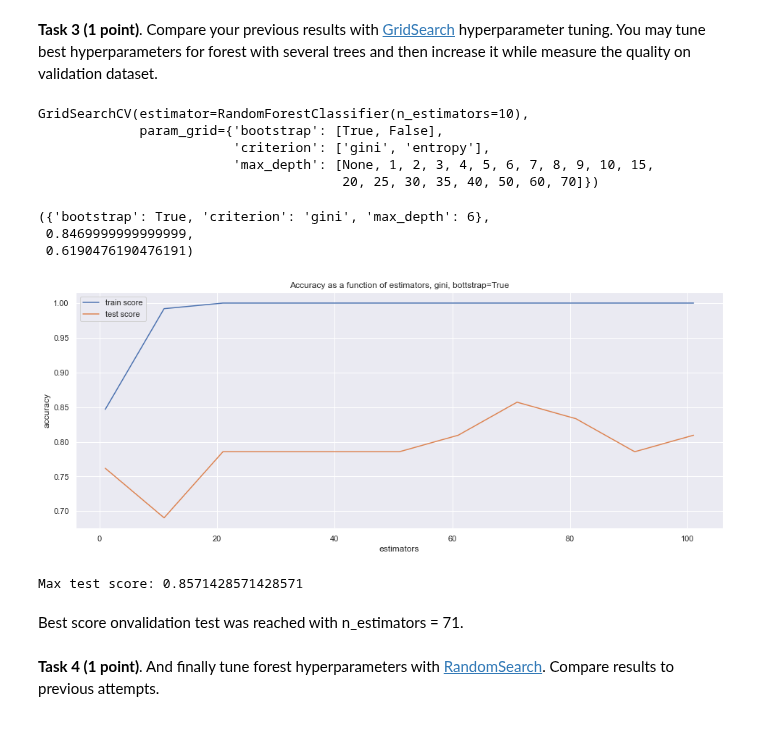
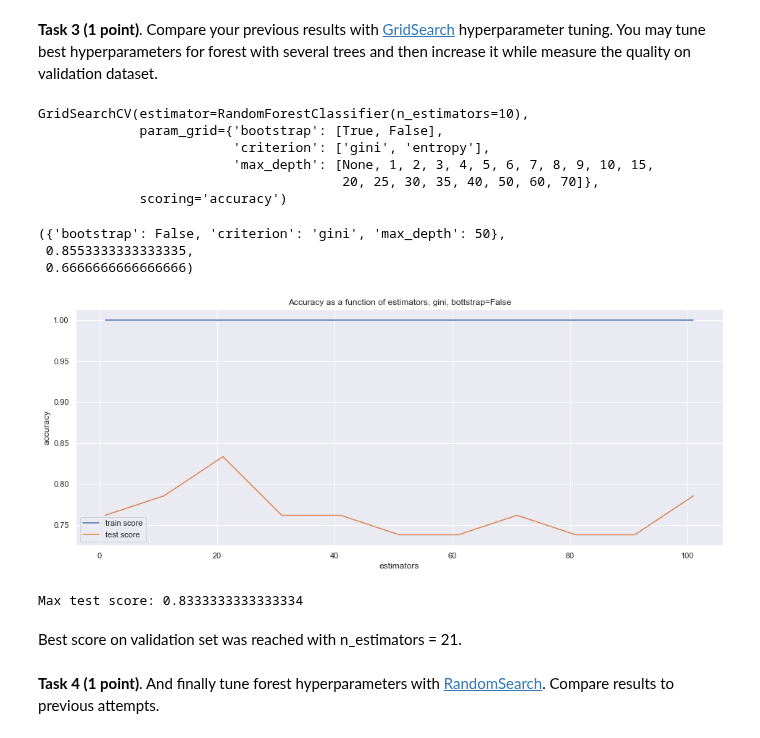
Before and after one commit to WioWio/ML-intro-Wio-2, a Jupyter notebook: rf_classifier.ipynb, the cells around one changed output. Cells and saved outputs as stored; diff of their text form; code cells hidden in the pictures.

```diff
--- a/rf_classifier.ipynb
+++ b/rf_classifier.ipynb
@@ -692,29 +692,30 @@ space['max_depth'] = [None,1,2,3,4,5,6,7,8,9,10,15,20,25,30,35,40,50,60,70]
 space['bootstrap'] = [True,False]
 
 model = RandomForestClassifier(n_estimators= 10)
-search = GridSearchCV(model, param_grid=space)
+search = GridSearchCV(model, param_grid=space,scoring='accuracy')
 search.fit(X_train, y_train)
 # %% [output]
 GridSearchCV(estimator=RandomForestClassifier(n_estimators=10),
              param_grid={'bootstrap': [True, False],
                          'criterion': ['gini', 'entropy'],
                          'max_depth': [None, 1, 2, 3, 4, 5, 6, 7, 8, 9, 10, 15,
-                                       20, 25, 30, 35, 40, 50, 60, 70]})
+                                       20, 25, 30, 35, 40, 50, 60, 70]},
+             scoring='accuracy')
 # %%
 search.best_params_, search.best_score_, search.score(X_test,y_test)
 # %% [output]
-({'bootstrap': True, 'criterion': 'gini', 'max_depth': 6},
- 0.8469999999999999,
- 0.6190476190476191)
+({'bootstrap': False, 'criterion': 'gini', 'max_depth': 50},
+ 0.8553333333333335,
+ 0.6666666666666666)
 # %%
 plot_metrics_on_estim(bootstrap = search.best_params_['bootstrap'],
                       criterion = search.best_params_['criterion'],
-                      max_depth = search.best_params_['max_depth'],
+                      #max_depth = search.best_params_['max_depth'],
                       X = X_valid, y = y_valid)
 # %% [output]
-[figure, old version]
+[figure, new version]
-Max test score: 0.8571428571428571
+Max test score: 0.8333333333333334
 # %% [markdown]
-Best score onvalidation test was reached with n_estimators = 71.
+Best score on validation set was reached with n_estimators = 21.
 # %% [markdown]
 **Task 4 (1 point)**. And finally tune forest hyperparameters with [RandomSearch](https://scikit-learn.org/stable/modules/generated/sklearn.model_selection.RandomizedSearchCV.html). Compare results to previous attempts.
```
Also changed, not shown: parts of 3 cells of this notebook.
